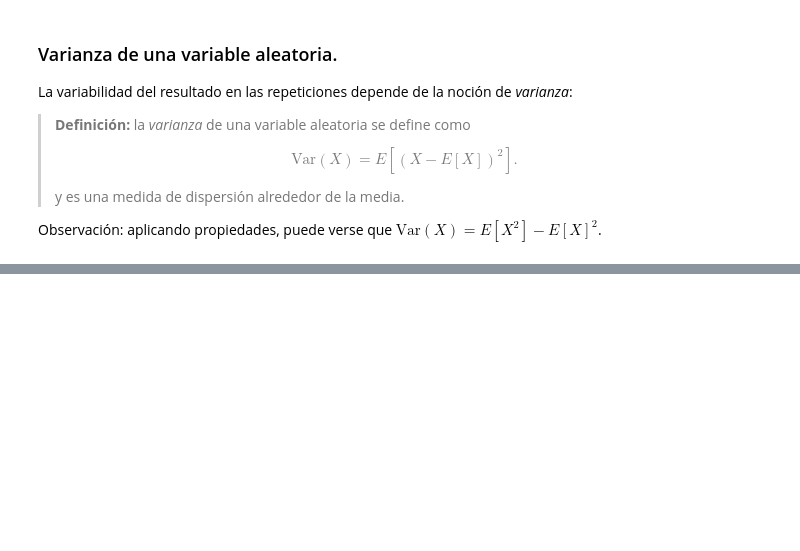
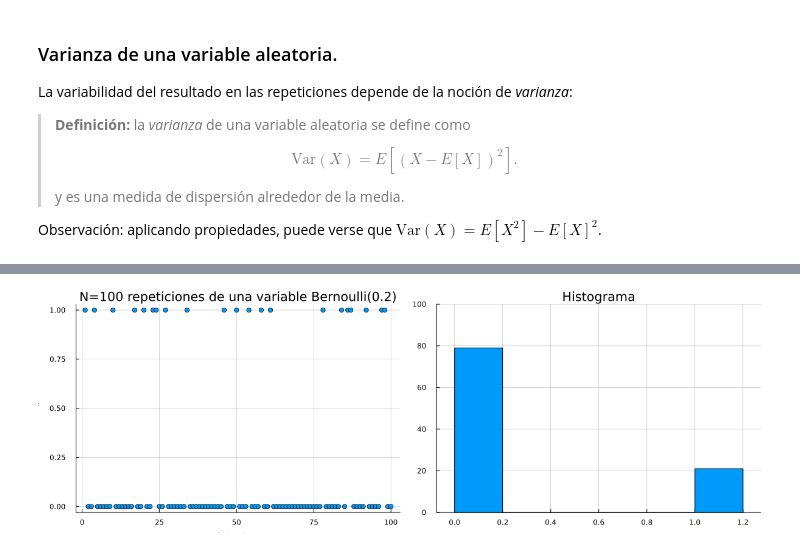
Before and after one commit to aferragu/analisisderedes, a Jupyter notebook: Tema 1 - Introduccion/Repaso de probabilidad. Introduccion a Julia.ipynb, the cells around one changed output, grey strips where cells are left out. Saved outputs shown, nothing was run; the diff lists cells and outputs as text; code cells hidden in the pictures; blank space fills up the shorter version.

```diff
--- a/Tema 1 - Introduccion/Repaso de probabilidad. Introduccion a Julia.ipynb
+++ b/Tema 1 - Introduccion/Repaso de probabilidad. Introduccion a Julia.ipynb
@@ -331,0 +311,10 @@ Modela la cantidad de "ocurrencias" de un evento que ocurre en promedio $\lambda
+# %%
+p=0.2
+N=100
+X=rand(Bernoulli(p),N)
+
+p1=scatter(X, xlabel="Intentos", ylabel=L"X_n", title="N=$N repeticiones de una variable Bernoulli($p)", legend=false)
+p2=plot(fit(Histogram,X), legend=false, title="Histograma", ylims=(0,N))
+plot(p1,p2, size=(1200,400))
+# %% [output]
+[figure, added]
```
Also changed, not shown: parts of 24 cells of this notebook, 3 other files.
